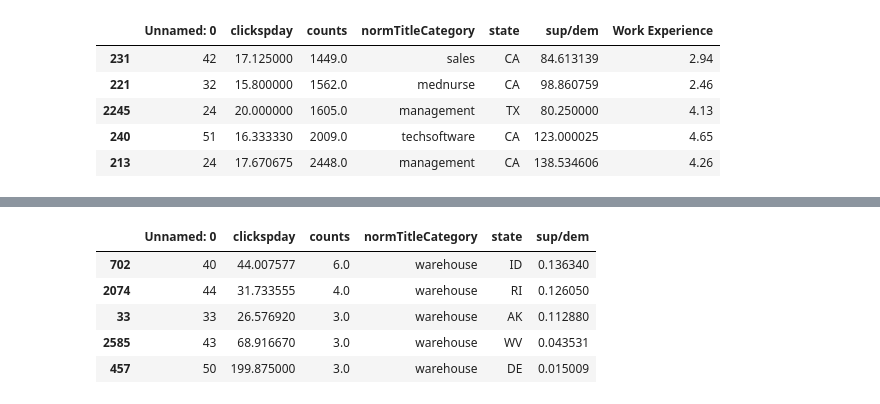
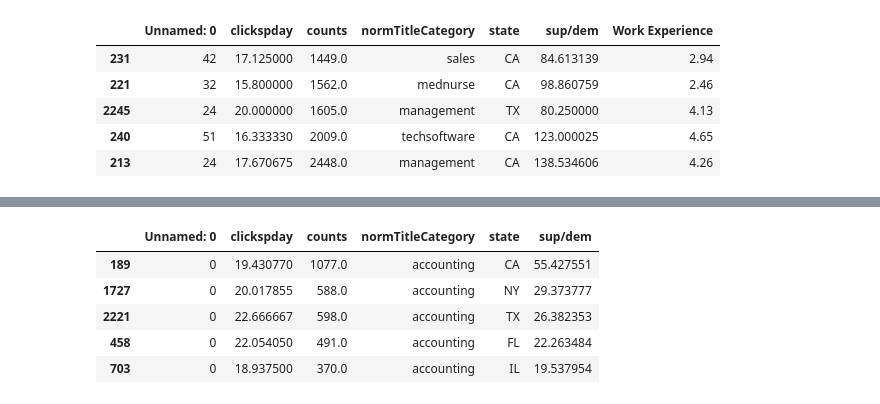
Before and after one commit to DJ-2805/datafest2018, a Jupyter notebook: dataVisual.ipynb, the cells around one changed output, grey strips where cells are left out. Cells and saved outputs as stored; diff of their text form; code cells hidden in the pictures.

```diff
--- a/dataVisual.ipynb
+++ b/dataVisual.ipynb
@@ -171,10 +181,10 @@ mostSup
 # %%
-highRat = workDf.sort_values(['normTitleCategory','sup/dem'], ascending=[True, False]).tail(5)
-highRat
+lowRat = workDf.sort_values(['normTitleCategory','sup/dem'], ascending=[True, False]).head(5)
+lowRat
 # %% [output]
 |  | Unnamed: 0 | clickspday | counts | normTitleCategory | state | sup/dem |
-| 702 | 40 | 44.007577 | 6.0 | warehouse | ID | 0.136340 |
-| 2074 | 44 | 31.733555 | 4.0 | warehouse | RI | 0.126050 |
-| 33 | 33 | 26.576920 | 3.0 | warehouse | AK | 0.112880 |
-| 2585 | 43 | 68.916670 | 3.0 | warehouse | WV | 0.043531 |
-| 457 | 50 | 199.875000 | 3.0 | warehouse | DE | 0.015009 |
+| 189 | 0 | 19.430770 | 1077.0 | accounting | CA | 55.427551 |
+| 1727 | 0 | 20.017855 | 588.0 | accounting | NY | 29.373777 |
+| 2221 | 0 | 22.666667 | 598.0 | accounting | TX | 26.382353 |
+| 458 | 0 | 22.054050 | 491.0 | accounting | FL | 22.263484 |
+| 703 | 0 | 18.937500 | 370.0 | accounting | IL | 19.537954 |
```
Also changed, not shown: parts of 2 cells of this notebook, 1 other file.
